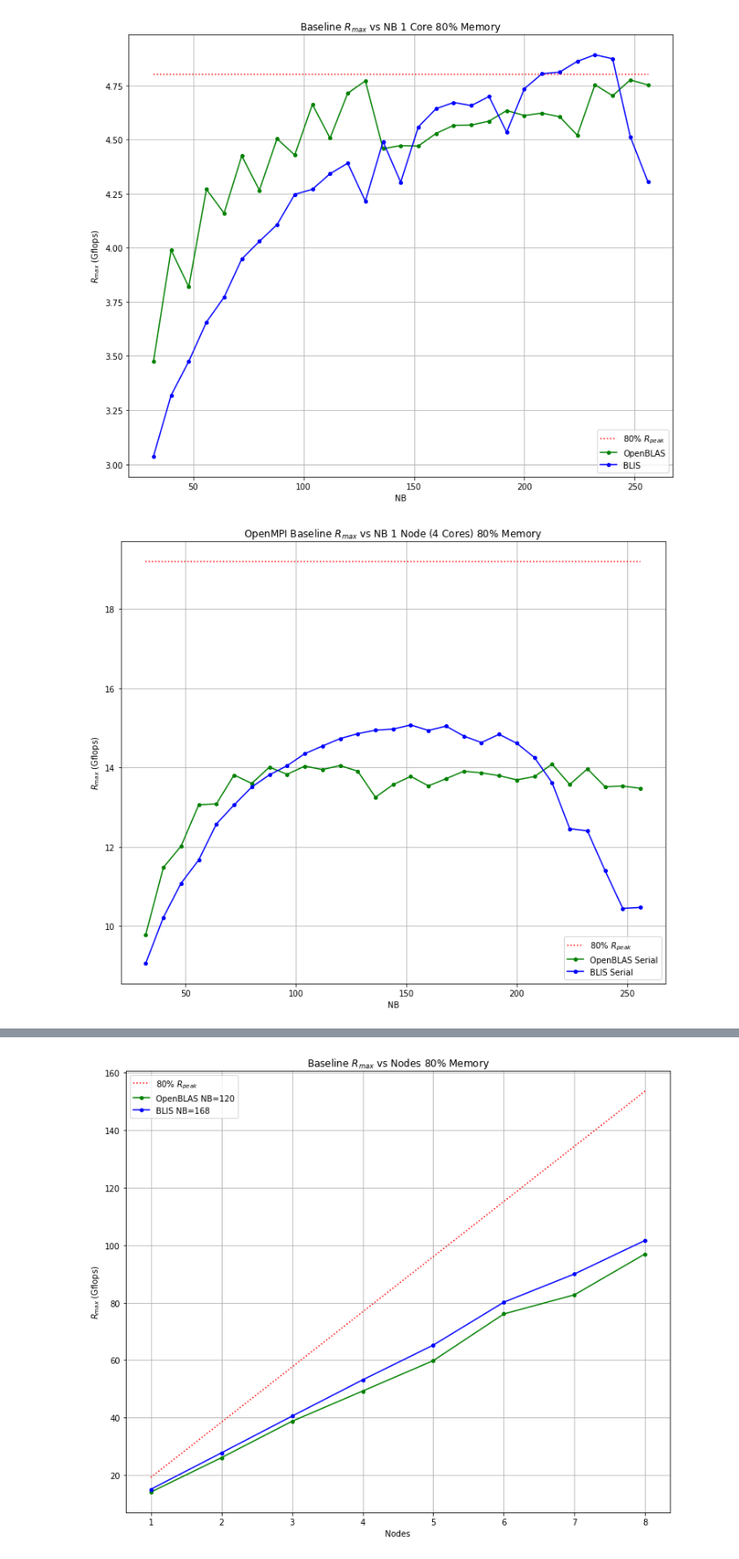
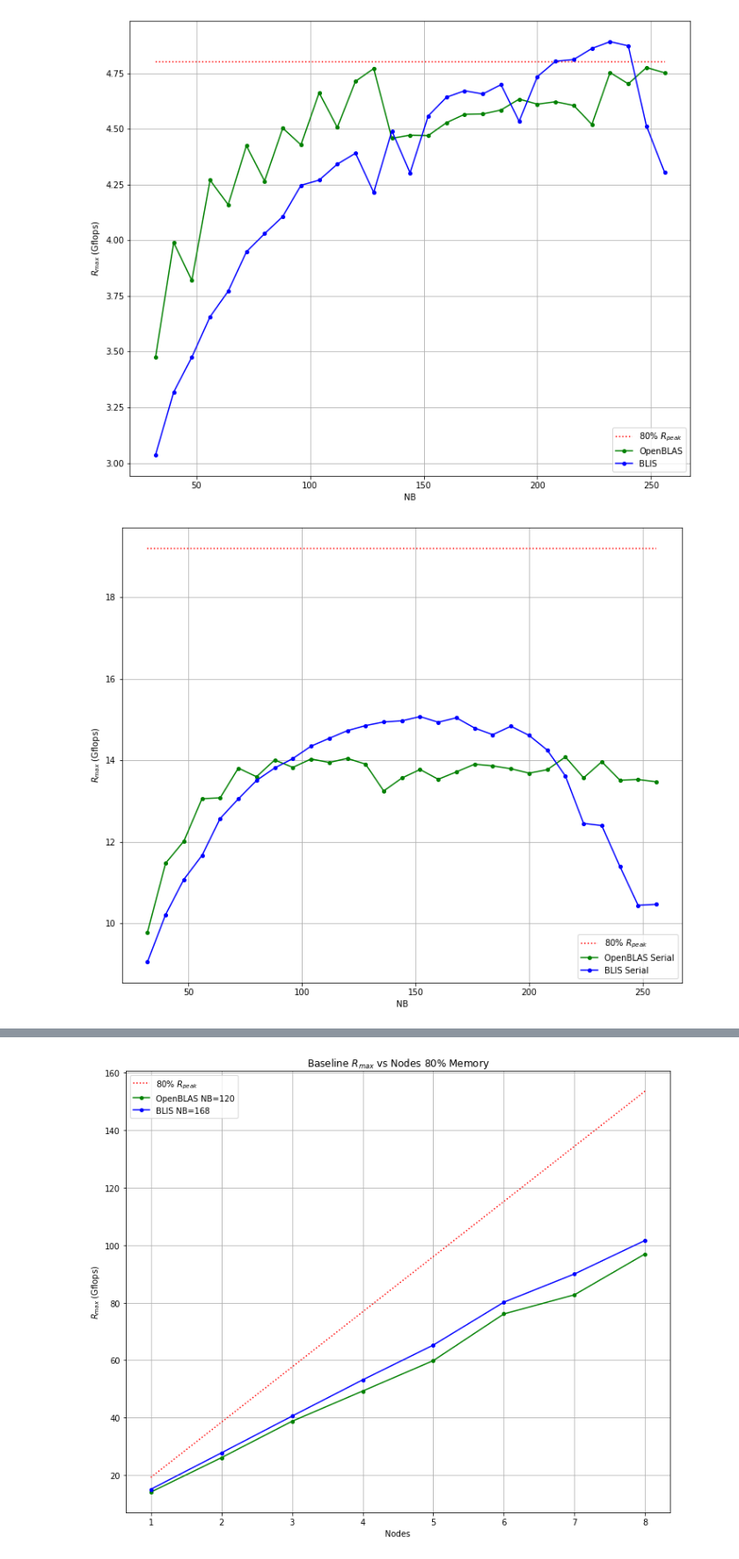
Before and after one commit to johnduffymsc/dissertation, a Jupyter notebook: picluster.ipynb, the cells around one changed output, grey strips where cells are left out. Shown at 88% size. Cells and saved outputs as stored; diff of their text form; code cells hidden in the pictures.

```diff
--- a/picluster.ipynb
+++ b/picluster.ipynb
@@ -88,37 +88,37 @@ blis = [
     4.390800,
     4.214900,
     4.490500,
     4.302800,
     4.558400,
     4.642200,
     4.671200,
     4.656800,
     4.698700,
     4.533900,
     4.734500,
     4.803800,
     4.811500,
     4.861100,
     4.891600,
     4.873000,
     4.512900,
     4.304400
 ]
 
 plt.figure(figsize=(12, 10))
-plt.title("Baseline $R_{max}$ vs NB 1 Core 80% Memory")
+#plt.title("Baseline $R_{max}$ vs NB 1 Core 80% Memory")
 plt.plot([32, 256], [R_PEAK_PER_CORE_80, R_PEAK_PER_CORE_80], ":", markersize=4, color="red")
 plt.plot(nb, openblas, "-go", markersize=4)
 plt.plot(nb, blis, "-bo", markersize=4)
 plt.xlabel("NB")
 plt.ylabel("$R_{max}$ (Gflops)")
 plt.legend(["80% $R_{peak}$", "OpenBLAS", "BLIS"])
 plt.grid()
-plt.savefig("gflops_vs_nb_1_core_80_percent_memory.pdf")
-plt.savefig("gflops_vs_nb_1_core_80_percent_memory.png")
+plt.savefig("gflops_vs_nb_1_core_80_percent_memory.pdf", bbox_inches="tight")
+plt.savefig("gflops_vs_nb_1_core_80_percent_memory.png", bbox_inches="tight")
 plt.show()
 # %% [output]
-[figure, old version]
+[figure, new version]
 # %%
 # OpenMPI Gflops vs NB for 1 node using 80% memory.
 
@@ -219,7 +219,7 @@ blis_serial = [
 ]
 
 plt.figure(figsize=(12, 10))
-plt.title("OpenMPI Baseline $R_{max}$ vs NB 1 Node (4 Cores) 80% Memory")
+#plt.title("OpenMPI Baseline $R_{max}$ vs NB 1 Node (4 Cores) 80% Memory")
 plt.plot([32, 256], [R_PEAK_80, R_PEAK_80], ":", markersize=4, color="red")
 plt.plot(nb, openblas_serial, "-go", markersize=4)
 plt.plot(nb, blis_serial, "-bo", markersize=4)
@@ -227,8 +227,8 @@ plt.xlabel("NB")
 plt.ylabel("$R_{max}$ (Gflops)")
 plt.legend(["80% $R_{peak}$", "OpenBLAS Serial", "BLIS Serial"])
 plt.grid()
-plt.savefig("openmpi_gflops_vs_nb_1_node_80_percent_memory.pdf")
-plt.savefig("openmpi_gflops_vs_nb_1_node_80_percent_memory.png")
+plt.savefig("openmpi_gflops_vs_nb_1_node_80_percent_memory.pdf", bbox_inches="tight")
+plt.savefig("openmpi_gflops_vs_nb_1_node_80_percent_memory.png", bbox_inches="tight")
 plt.show()
 # %% [output]
-[figure, old version]
+[figure, new version]
```
Also changed, not shown: parts of 8 cells of this notebook, 2 other files.
